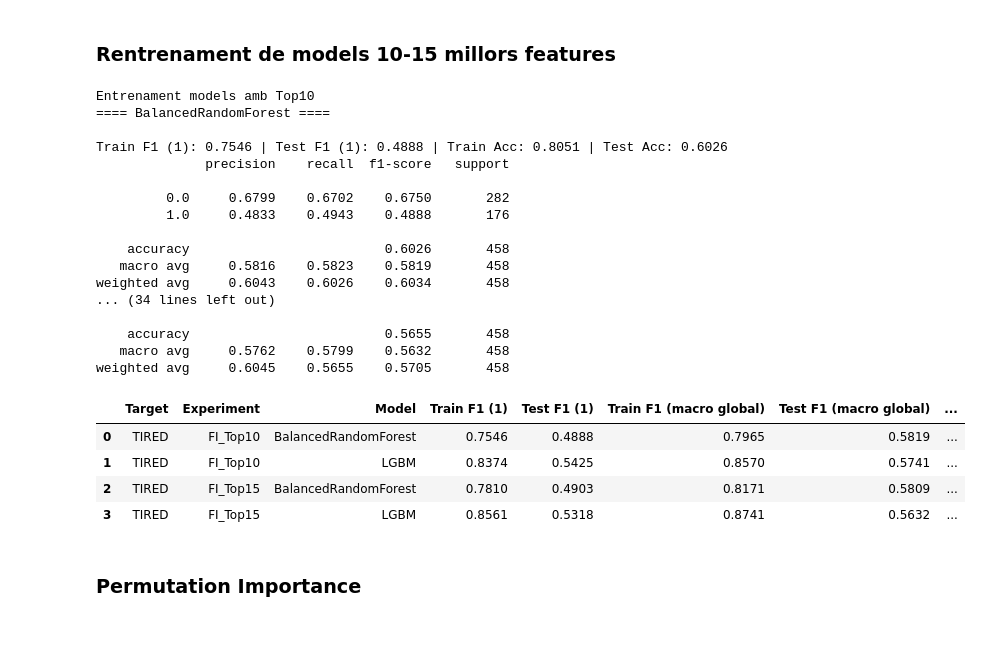
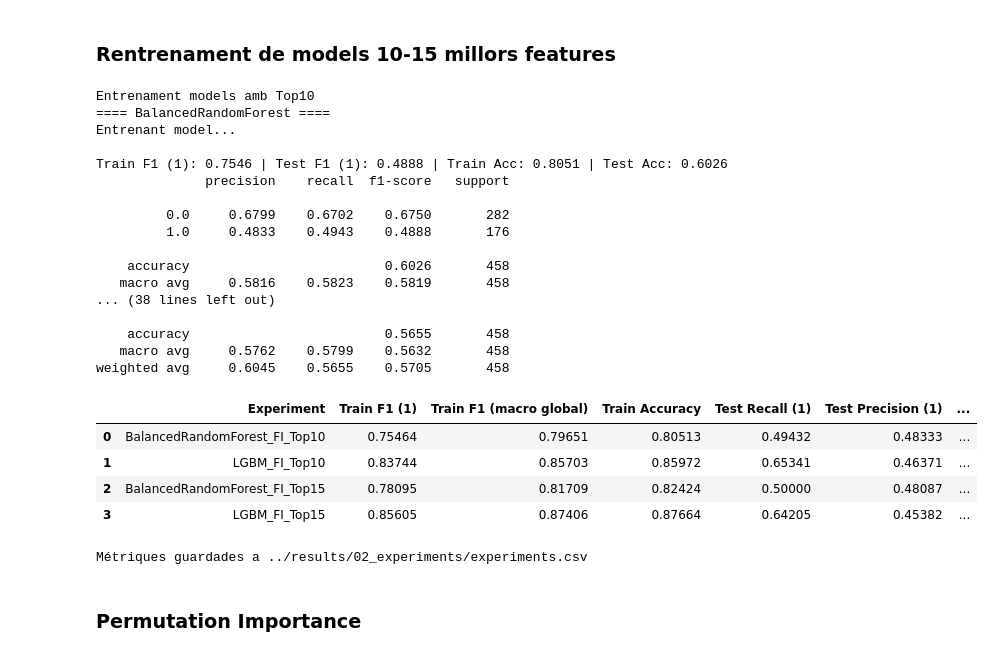
Before and after one commit to RogerDuran808/AI-Health-Assistant, a Jupyter notebook: notebooks/03_LifeSnaps_Training_Experiments.ipynb, the cells around one changed output. Saved outputs shown, nothing was run; the diff lists cells and outputs as text; code cells hidden in the pictures.

Commit message:
millora de registre experiments

```diff
--- a/notebooks/03_LifeSnaps_Training_Experiments.ipynb
+++ b/notebooks/03_LifeSnaps_Training_Experiments.ipynb
@@ -371,44 +307,30 @@ feature_sets = {
 
 # Reentrenament i avaluació per a cada subset
 fi_results = []
-fi_models = {}
 
-numerical_features = X_train.select_dtypes(include=['number']).columns.tolist()
-categorical_features = X_train.select_dtypes(exclude=['number']).columns.tolist()
-
-preprocessor = build_preprocessor(X_train)
+preprocessor = build_preprocessor(X_train, FEATURES)
 X_train_transformed = preprocessor.fit_transform(X_train)
 X_test_transformed = preprocessor.transform(X_test)
 
-# Get the feature names after transformation
-if hasattr(preprocessor, 'get_feature_names_out'):
-    feature_names = preprocessor.get_feature_names_out()
-else:
-    # For older scikit-learn versions
-    numeric_features = X_train.select_dtypes(include=['number']).columns
-    categorical_features = X_train.select_dtypes(include=['object', 'category']).columns
-    numeric_feature_names = list(numeric_features)
-    categorical_feature_names = list(categorical_features)
-    feature_names = numeric_feature_names + categorical_feature_names
-
-# Convert to DataFrame with proper column names
+# Generem el train transformat i el test transformat
 X_train_transformed = pd.DataFrame(X_train_transformed, columns=feature_names, index=X_train.index)
 X_test_transformed = pd.DataFrame(X_test_transformed, columns=feature_names, index=X_test.index)
 
 
 for label, feats in feature_sets.items():
     print(f"\nEntrenament models amb {label}")
-    num_feats = [f for f in feats if f in numerical_features]
-    cat_feats = [f for f in feats if f in categorical_features]
-
     for model, classifier in CLASSIFIERS_FILTER.items():
 
         print(f'==== {model} ====')
-        pipe = ImbPipeline([
-            ("balance", balance_method),
-            ("classifier", classifier)
-        ])
-
+        if model == "BalancedRandomForest": # Em dona millors resutats sense balance
+            pipe = ImbPipeline([
+                ("classifier", classifier)
+            ])
+        else:
+            pipe = ImbPipeline([
+                ("balance", balance_method),
+                ("classifier", classifier)
+            ])
 
         best_est, y_train_pred, train_report, y_test_pred, test_report, best_params, best_score = train_models(
             X_train_transformed[feats],
@@ -419,9 +341,7 @@ for label, feats in feature_sets.items():
             PARAM_GRIDS[model]
         )
 
-        fi_models[f"{model}_{label}"] = best_est
-
-        append_results(
+        fi_results_df =append_results(
             fi_results,
             model,
             train_report,
@@ -433,6 +353,7 @@ for label, feats in feature_sets.items():
 # %% [output]
 Entrenament models amb Top10
 ==== BalancedRandomForest ====
+Entrenant model...
 
 Train F1 (1): 0.7546 | Test F1 (1): 0.4888 | Train Acc: 0.8051 | Test Acc: 0.6026
               precision    recall  f1-score   support
@@ -442,22 +363,21 @@ Train F1 (1): 0.7546 | Test F1 (1): 0.4888 | Train Acc: 0.8051 | Test Acc: 0.602
 
     accuracy                         0.6026       458
    macro avg     0.5816    0.5823    0.5819       458
-weighted avg     0.6043    0.6026    0.6034       458
-... (34 lines left out)
+... (38 lines left out)
 
     accuracy                         0.5655       458
    macro avg     0.5762    0.5799    0.5632       458
 weighted avg     0.6045    0.5655    0.5705       458
 # %%
-feature_importance_results_df = pd.DataFrame(fi_results)
-
-display(feature_importance_results_df[display_cols].round(4))
+display(fi_results_df[display_cols])
+update_experiments_file(fi_results_df)
 # %% [output]
-|  | Target | Experiment | Model | Train F1 (1) | Test F1 (1) | Train F1 (macro global) | Test F1 (macro global) | ... |
-| 0 | TIRED | FI_Top10 | BalancedRandomForest | 0.7546 | 0.4888 | 0.7965 | 0.5819 | ... |
-| 1 | TIRED | FI_Top10 | LGBM | 0.8374 | 0.5425 | 0.8570 | 0.5741 | ... |
-| 2 | TIRED | FI_Top15 | BalancedRandomForest | 0.7810 | 0.4903 | 0.8171 | 0.5809 | ... |
-| 3 | TIRED | FI_Top15 | LGBM | 0.8561 | 0.5318 | 0.8741 | 0.5632 | ... |
+|  | Experiment | Train F1 (1) | Train F1 (macro global) | Train Accuracy | Test Recall (1) | Test Precision (1) | ... |
+| 0 | BalancedRandomForest_FI_Top10 | 0.75464 | 0.79651 | 0.80513 | 0.49432 | 0.48333 | ... |
+| 1 | LGBM_FI_Top10 | 0.83744 | 0.85703 | 0.85972 | 0.65341 | 0.46371 | ... |
+| 2 | BalancedRandomForest_FI_Top15 | 0.78095 | 0.81709 | 0.82424 | 0.50000 | 0.48087 | ... |
+| 3 | LGBM_FI_Top15 | 0.85605 | 0.87406 | 0.87664 | 0.64205 | 0.45382 | ... |
+Métriques guardades a ../results/02_experiments/experiments.csv
 # %% [markdown]
 ### Permutation Importance
 # %% [markdown]
```
Also changed, not shown: parts of 9 cells of this notebook, 2 other files.
